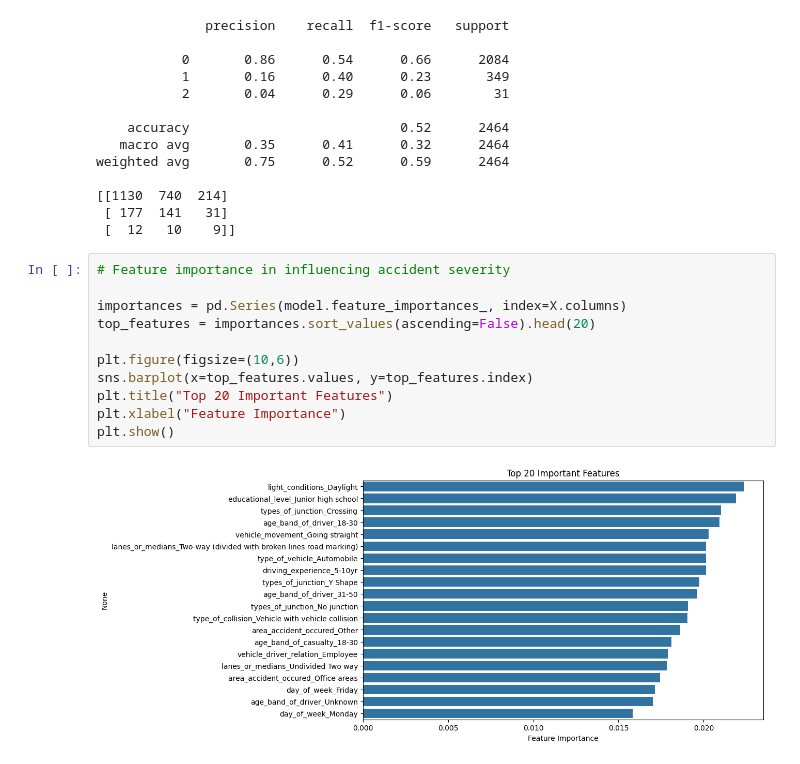
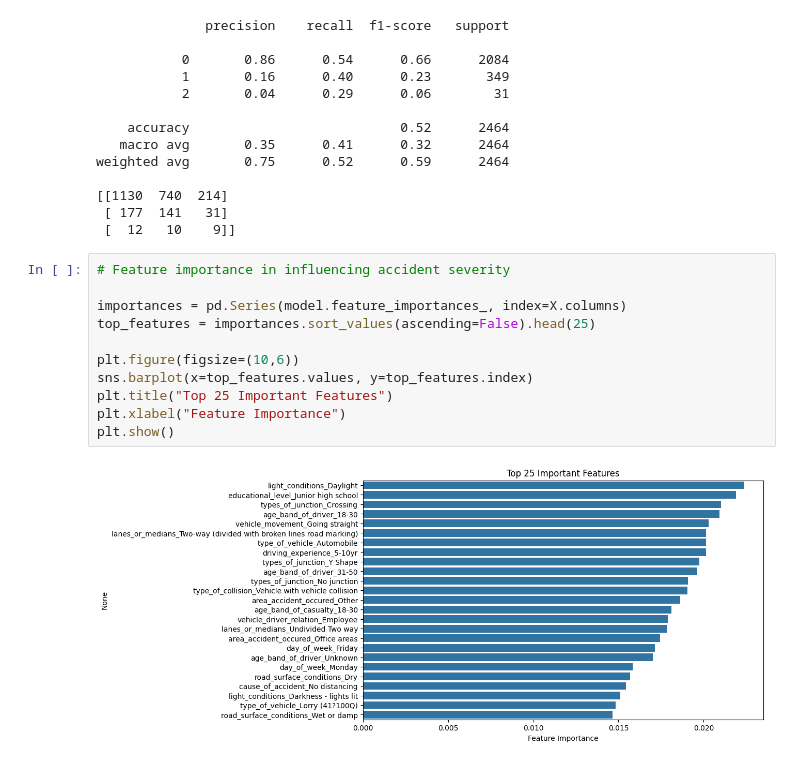
Before and after one commit to Jett-Tan/Traffic-Predictor, a Jupyter notebook: exploration_rta_dataset.ipynb, the cells around one changed output. Saved outputs shown, nothing was run; the diff lists cells and outputs as text.

```diff
--- a/exploration_rta_dataset.ipynb
+++ b/exploration_rta_dataset.ipynb
@@ -839,13 +839,13 @@ weighted avg       0.75      0.52      0.59      2464
 # %%
 # Feature importance in influencing accident severity
 
 importances = pd.Series(model.feature_importances_, index=X.columns)
-top_features = importances.sort_values(ascending=False).head(20)
+top_features = importances.sort_values(ascending=False).head(25)
 
 plt.figure(figsize=(10,6))
 sns.barplot(x=top_features.values, y=top_features.index)
-plt.title("Top 20 Important Features")
+plt.title("Top 25 Important Features")
 plt.xlabel("Feature Importance")
 plt.show()
 # %% [output]
-[figure, old version]
+[figure, new version]
```
Also changed, not shown: 5 other files.
